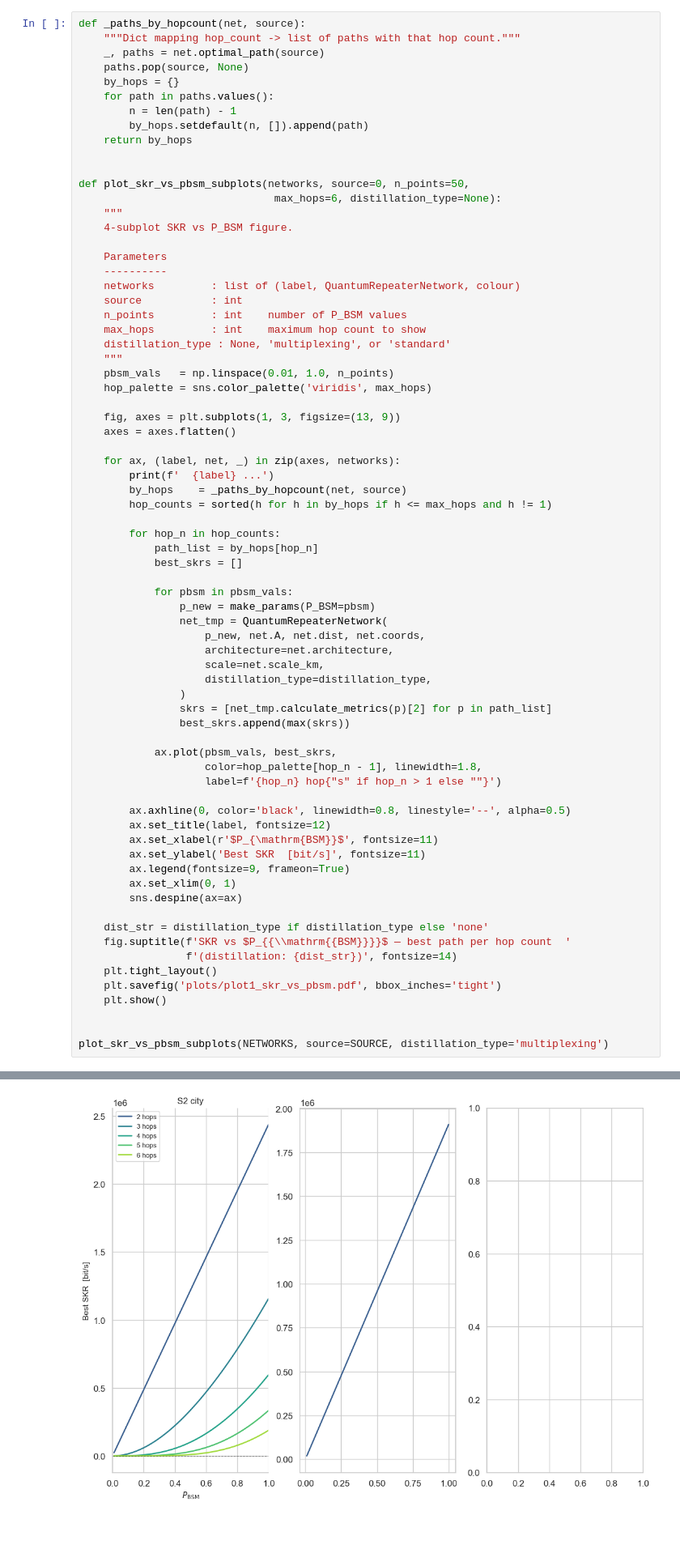
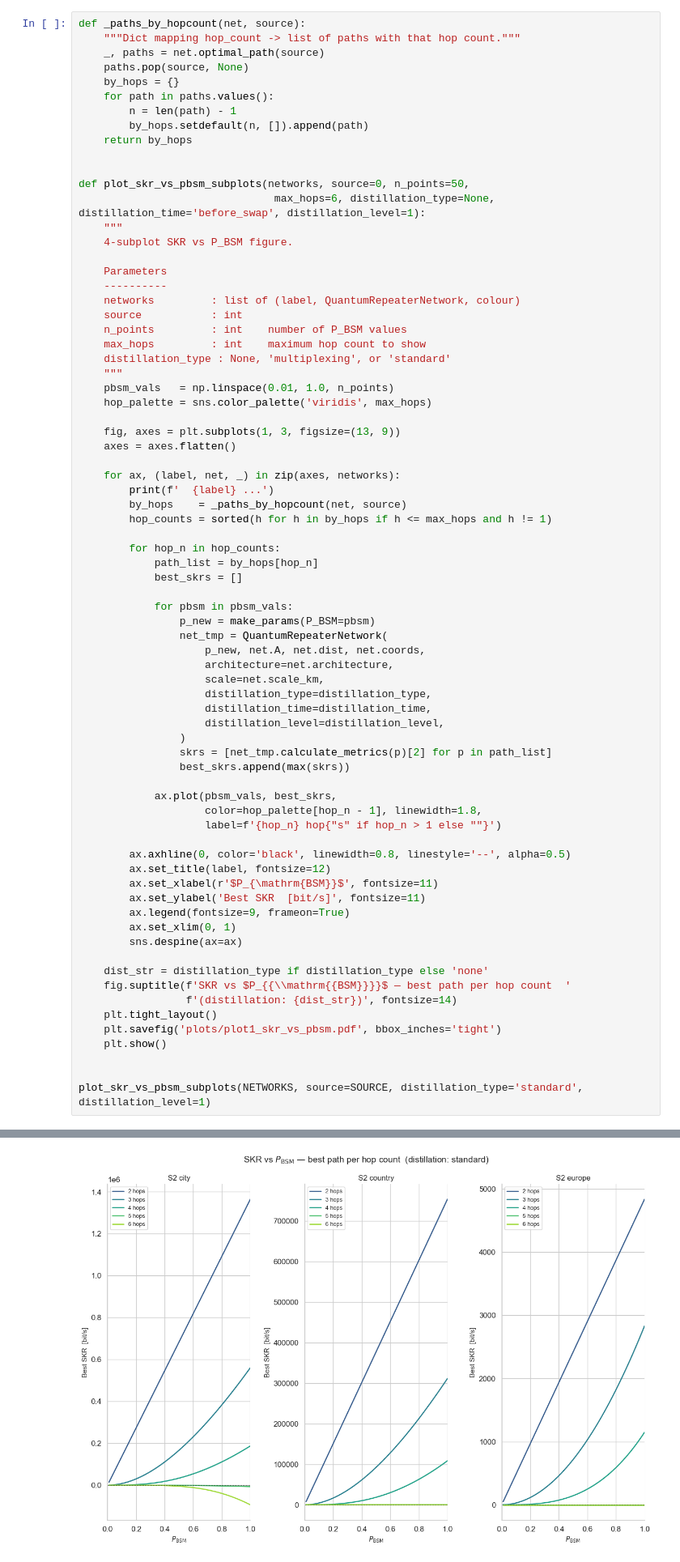
Before and after one commit to lucamar91/qkd_networks, a Jupyter notebook: analysis_plots_dist.ipynb, the cells around one changed output, grey strips where cells are left out. Shown at 81% size. Drawn from its saved outputs; the diff is of its cells as text; blank space fills up the shorter version.

```diff
--- a/analysis_plots_dist.ipynb
+++ b/analysis_plots_dist.ipynb
@@ -230,7 +276,7 @@ def _paths_by_hopcount(net, source):
 
 
 def plot_skr_vs_pbsm_subplots(networks, source=0, n_points=50,
-                               max_hops=6, distillation_type=None):
+                               max_hops=6, distillation_type=None, distillation_time='before_swap', distillation_level=1):
     """
     4-subplot SKR vs P_BSM figure.
 
@@ -264,6 +310,8 @@ def plot_skr_vs_pbsm_subplots(networks, source=0, n_points=50,
                     architecture=net.architecture,
                     scale=net.scale_km,
                     distillation_type=distillation_type,
+                    distillation_time=distillation_time,
+                    distillation_level=distillation_level,
                 )
                 skrs = [net_tmp.calculate_metrics(p)[2] for p in path_list]
                 best_skrs.append(max(skrs))
@@ -288,7 +336,7 @@ def plot_skr_vs_pbsm_subplots(networks, source=0, n_points=50,
     plt.show()
 
 
-plot_skr_vs_pbsm_subplots(NETWORKS, source=SOURCE, distillation_type='multiplexing')
+plot_skr_vs_pbsm_subplots(NETWORKS, source=SOURCE, distillation_type='standard', distillation_level=1)
 # %% [output]
   S2 city ...
   S2 country ...
@@ -296,4 +344,4 @@ KeyboardInterrupt:
-[figure, old version]
+[figure, new version]
 # %% [markdown]
 ## Plot 2 — QBER vs number of hops (alpha = 0)
 
```
Also changed, not shown: parts of 10 cells of this notebook, 3 other files.
